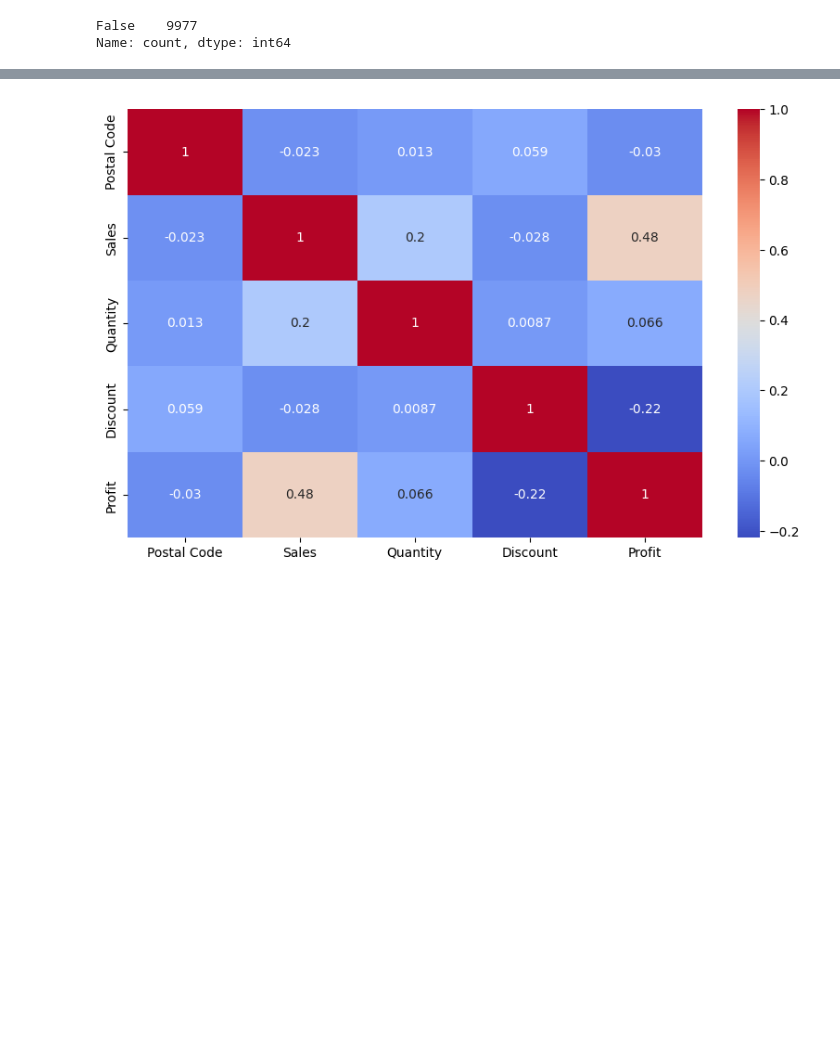
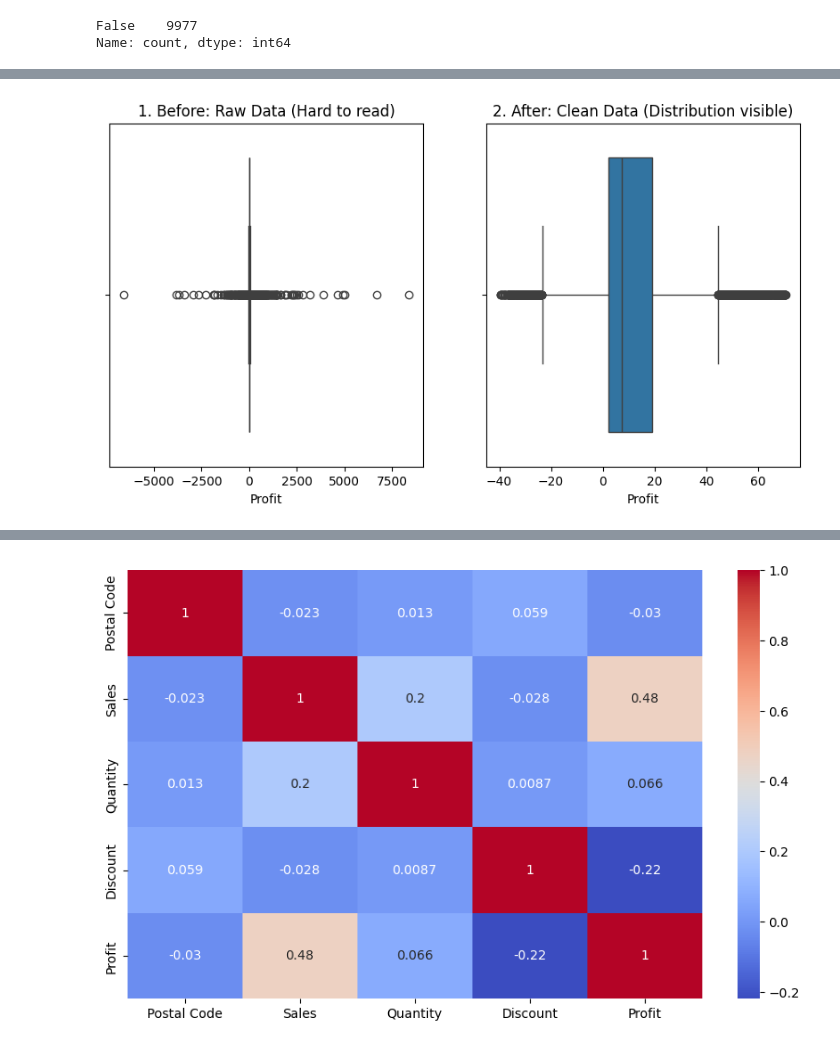
Before and after one commit to OA-Biswajit/Messy-Retail-Audit, a Jupyter notebook: Messy Retail Audit.ipynb, the cells around one changed output, grey strips where cells are left out. Saved outputs shown, nothing was run; the diff lists cells and outputs as text; code cells hidden in the pictures; blank space fills up the shorter version.

```diff
--- a/Messy Retail Audit.ipynb
+++ b/Messy Retail Audit.ipynb
@@ -234,0 +259,22 @@ numeric_df.corr()
+# %%
+import seaborn as sns
+import matplotlib.pyplot as plt
+
+fig, ax=plt.subplots(1,2,figsize=(10,5))
+sns.boxplot(x=df['Profit'],ax=ax[0])
+ax[0].set_title('1. Before: Raw Data (Hard to read)')
+ax[0].set_xlabel('Profit')
+
+Q1=df['Profit'].quantile(0.25)
+Q3=df['Profit'].quantile(0.75)
+IQR= Q3-Q1
+lower_bound= Q1 - 1.5*IQR
+upper_bound= Q3 + 1.5*IQR
+df_clean_Profit= df[(df['Profit']>= lower_bound) & (df['Profit']<=upper_bound)]
+
+sns.boxplot(x=df_clean_Profit['Profit'],ax=ax[1])
+ax[1].set_title('2. After: Clean Data (Distribution visible)')
+ax[1].set_xlabel('Profit')
+plt.show()
+# %% [output]
+[figure, added]
```
Also changed, not shown: parts of 24 cells of this notebook.
